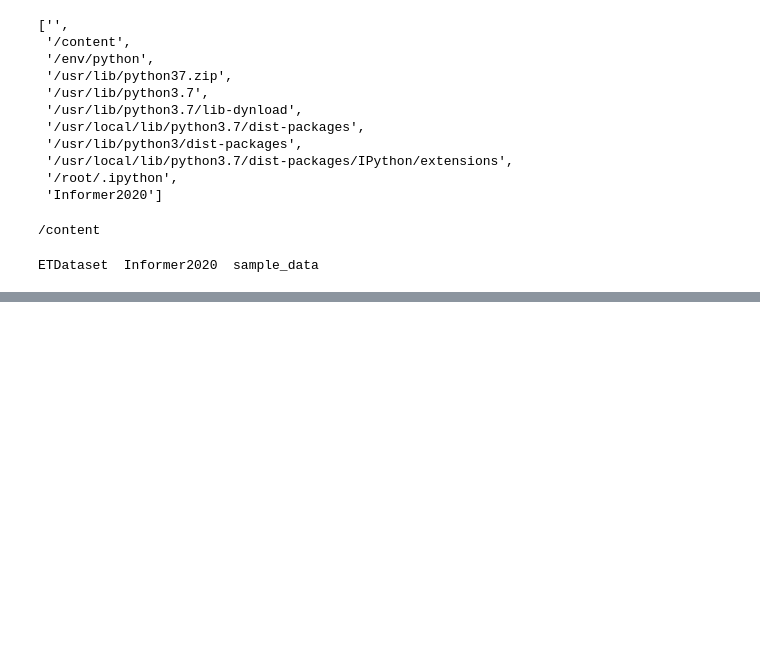
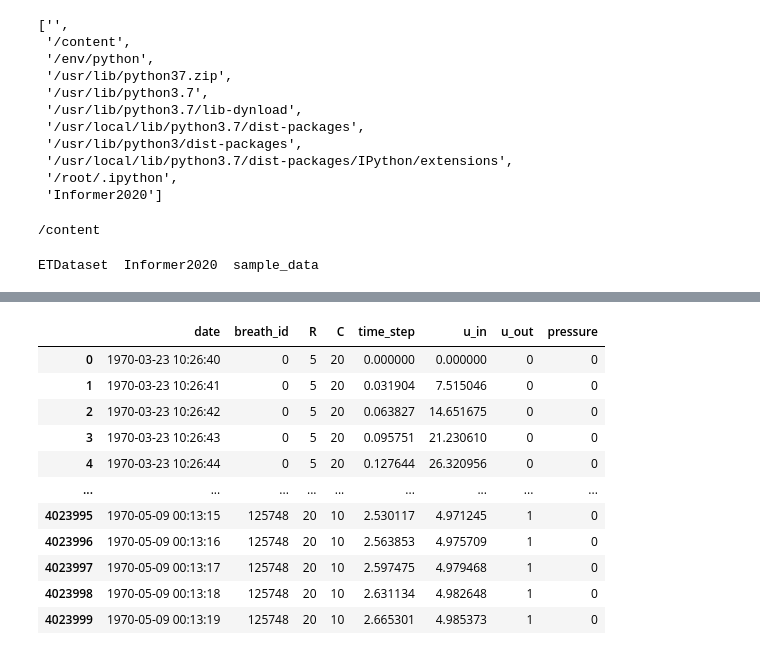
Before and after one commit to K-107/exercise, a Jupyter notebook: Informer.ipynb, the cells around one changed output, grey strips where cells are left out. Drawn from its saved outputs; the diff is of its cells as text; code cells hidden in the pictures; blank space fills up the shorter version.

```diff
--- a/Informer.ipynb
+++ b/Informer.ipynb
@@ -75,0 +125,3 @@ df_train1.date.max()
+# %%
+df.drop('date',axis=1,inplace=True)
+print(df)
@@ -75,0 +143,3 @@ df_train1.date.max()
+# %%
+df = df.reset_index().rename(columns={'index':'date'})
+print(df)
@@ -75,0 +161,7 @@ df_train1.date.max()
+# %%
+def value_plus(value):
+    value_plus = value+7036000
+    return value_plus
+
+df.date = df.date.apply(lambda x: value_plus(x))
+print(df)
@@ -75,0 +183,9 @@ df_train1.date.max()
+# %%
+import datetime
+
+def change_index_to_date(value):
+    date = datetime.datetime.fromtimestamp(int(value)).strftime('%Y-%m-%d %H:%M:%S')
+    return date
+
+df.date = df.date.apply(lambda x: change_index_to_date(x))
+print(df)
@@ -76,4 +244,16 @@ df_train1.date.max()
 # %%
-df_train2 = pd.read_csv('/content/ETDataset/ETT-small/ETTh2.csv')
-print(df_train2)
+df.to_csv('/content/ETDataset/ETT-small/test.csv', index=False)
+pd.read_csv('/content/ETDataset/ETT-small/test.csv')
 # %% [output]
+|  | date | breath_id | R | C | time_step | u_in | u_out | pressure |
+| 0 | 1970-03-23 10:26:40 | 0 | 5 | 20 | 0.000000 | 0.000000 | 0 | 0 |
+| 1 | 1970-03-23 10:26:41 | 0 | 5 | 20 | 0.031904 | 7.515046 | 0 | 0 |
+| 2 | 1970-03-23 10:26:42 | 0 | 5 | 20 | 0.063827 | 14.651675 | 0 | 0 |
+| 3 | 1970-03-23 10:26:43 | 0 | 5 | 20 | 0.095751 | 21.230610 | 0 | 0 |
+| 4 | 1970-03-23 10:26:44 | 0 | 5 | 20 | 0.127644 | 26.320956 | 0 | 0 |
+| ... | ... | ... | ... | ... | ... | ... | ... | ... |
+| 4023995 | 1970-05-09 00:13:15 | 125748 | 20 | 10 | 2.530117 | 4.971245 | 1 | 0 |
+| 4023996 | 1970-05-09 00:13:16 | 125748 | 20 | 10 | 2.563853 | 4.975709 | 1 | 0 |
+| 4023997 | 1970-05-09 00:13:17 | 125748 | 20 | 10 | 2.597475 | 4.979468 | 1 | 0 |
+| 4023998 | 1970-05-09 00:13:18 | 125748 | 20 | 10 | 2.631134 | 4.982648 | 1 | 0 |
+| 4023999 | 1970-05-09 00:13:19 | 125748 | 20 | 10 | 2.665301 | 4.985373 | 1 | 0 |
```
Also changed, not shown: parts of 81 cells of this notebook.
